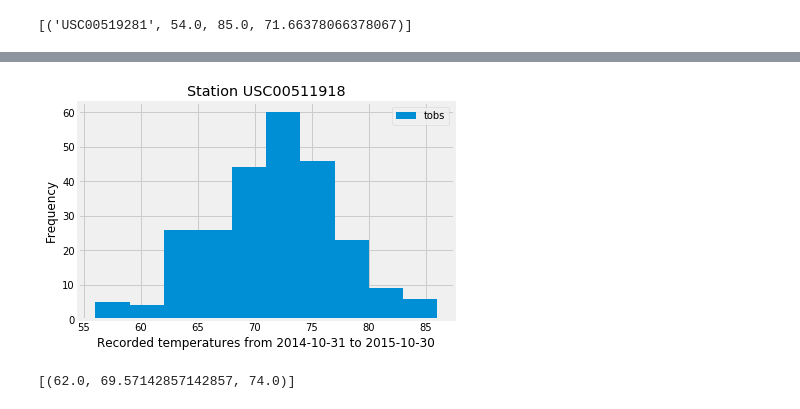
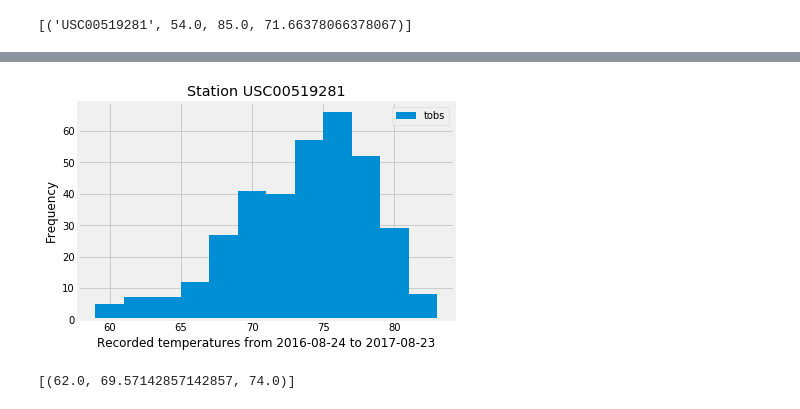
Before and after one commit to pamcuellas/ClimateAnalysisAndExploration, a Jupyter notebook: ClimateAnalysisAndExploration.ipynb, the cells around one changed output, grey strips where cells are left out. Cells and saved outputs as stored; diff of their text form; code cells hidden in the pictures.

Commit message:
Problem with histogram solved.

```diff
--- a/ClimateAnalysisAndExploration.ipynb
+++ b/ClimateAnalysisAndExploration.ipynb
@@ -198,22 +172,8 @@ USC00511918
 # %%
+# Choose the station with the highest number of temperature observations.
 # Query the last 12 months of temperature observation data for this station and plot the results as a histogram
-
-# Get the last date for the station
-result = session.query(func.max(Measurement.date).label("max_date")).\
-    filter(Measurement.station == highest_num_temp_station).all()
-
-# Calculate the date to filter the last year
-last_date = result[0].max_date
-last_date = dt.date( int(last_date.split("-")[0]),
-                     int(last_date.split("-")[1]),
-                     int(last_date.split("-")[2])
-                   )
-dt_filter = last_date - dt.timedelta(days=364)
 
 # Get the temperatures
 temperatures = session.query(Measurement.tobs).\
-    filter(Measurement.station == highest_num_temp_station,
+    filter(Measurement.station == most_active_station_id,
     Measurement.date >= dt_filter.strftime("%Y-%m-%d")).all()
-
-for row in temperatures:
-    print (row)
@@ -238,14 +180,14 @@ for row in temperatures:
 # %%
 # Plot the histogram
 df_temp = pd.DataFrame(temperatures)
-df_temp.plot.hist()
+df_temp.plot.hist(bins=12)
 plt.xlabel('Recorded temperatures from ' + str(dt_filter) + " to " + str(last_date))
 plt.ylabel('Frequency')
-plt.title('Station ' + highest_num_temp_station)
+plt.title('Station ' + most_active_station_id)
 plt.grid(True)
 plt.show()
 # %% [output]
-[figure, old version]
+[figure, new version]
 # %%
 
 # This function called `calc_temps` will accept start date and end date in the format '%Y-%m-%d'
```
Also changed, not shown: parts of 16 cells of this notebook.
